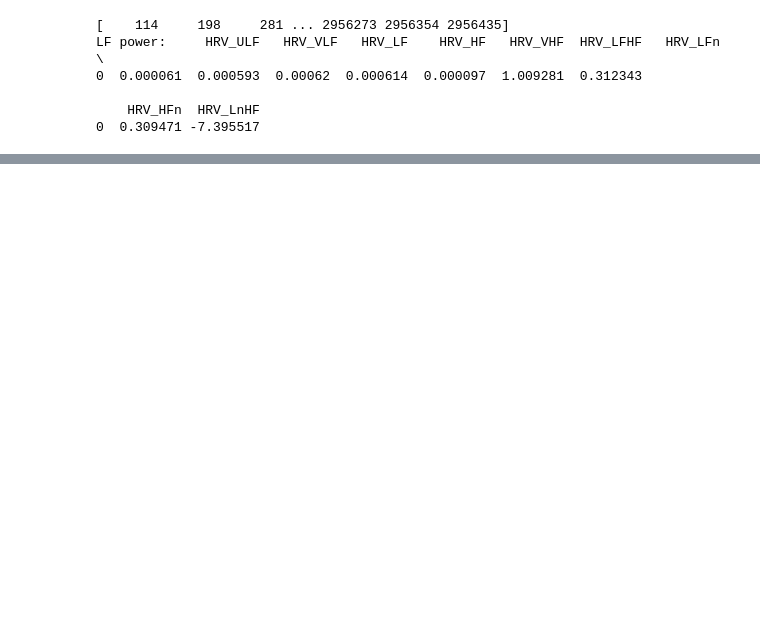
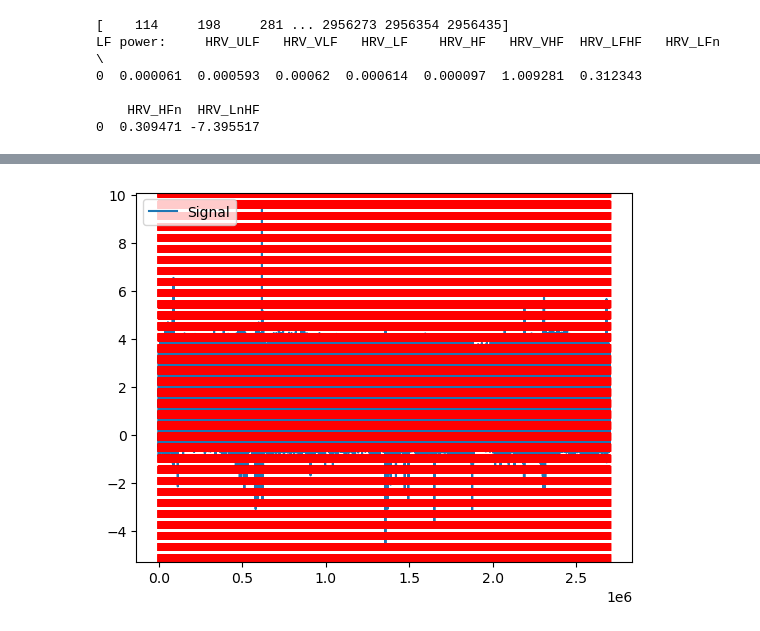
Before and after one commit to ma15118/Year3Project, a Jupyter notebook: Freq_analysis.ipynb, the cells around one changed output, grey strips where cells are left out. Cells and saved outputs as stored; diff of their text form; code cells hidden in the pictures; blank space fills up the shorter version.

```diff
--- a/Freq_analysis.ipynb
+++ b/Freq_analysis.ipynb
@@ -107,0 +239,91 @@ plot_psd(nn_intervals_list, method="welch")
+# %%
+import neurokit2 as nk
+import matplotlib.pyplot as plt
+import numpy as np
+import pandas as pd
+
+df = pd.read_csv("a07.csv", usecols=["ECG"])
+ecg = np.concatenate(pd.DataFrame(df).to_numpy())
+#ecg = ecg[:1000]
+#cleaned = nk.ecg_clean(ecg, sampling_rate=100)
+
+rpeaks, info = nk.ecg_peaks(ecg, sampling_rate=100)
+
+  # neurokit (default)
+#cleaned = nk.ecg_clean(ecg, method="neurokit")
+#_, neurokit = nk.ecg_peaks(cleaned, method="neurokit")
+
+      # pantompkins1985
+#cleaned = nk.ecg_clean(ecg, method="pantompkins1985")
+#_, pantompkins1985 = nk.ecg_peaks(cleaned, method="pantompkins1985")
+
+      # nabian2018
+#_, nabian2018 = nk.ecg_peaks(ecg, method="nabian2018")
+
+      # hamilton2002
+#cleaned = nk.ecg_clean(ecg, method="hamilton2002")
+#_, hamilton2002 = nk.ecg_peaks(cleaned, method="hamilton2002")
+
+      # martinez2004
+#_, martinez2004 = nk.ecg_peaks(ecg, method="martinez2004")
+
+      # zong2003
+#_, zong2003 = nk.ecg_peaks(ecg, method="zong2003")
+
+      # christov2004
+#_, christov2004 = nk.ecg_peaks(cleaned, method="christov2004")
+
+      # gamboa2008
+#cleaned = nk.ecg_clean(ecg, method="gamboa2008")
+#_, gamboa2008 = nk.ecg_peaks(cleaned, method="gamboa2008")
+
+      # elgendi2010
+#cleaned = nk.ecg_clean(ecg, method="elgendi2010")
+#_, elgendi2010 = nk.ecg_peaks(cleaned, method="elgendi2010")
+
+      # engzeemod2012
+#cleaned = nk.ecg_clean(ecg, method="engzeemod2012")
+#_, engzeemod2012 = nk.ecg_peaks(cleaned, method="engzeemod2012")
+
+      # kalidas2017
+#cleaned = nk.ecg_clean(ecg, method="kalidas2017")
+#_, kalidas2017 = nk.ecg_peaks(cleaned, method="kalidas2017")
+
+      # rodrigues2021
+#_,rodrigues2021 = nk.ecg_peaks(cleaned, method="rodrigues2021")
+
+      # koka2022
+#_, koka2022 = nk.ecg_peaks(ecg, method="koka2022")
+
+      # Collect all R-peak lists by iterating through the result dicts
+#rpeaks = [
+#    i["ECG_R_Peaks"]
+#    for i in [
+#              neurokit,
+#              pantompkins1985,
+#              nabian2018,
+#              hamilton2002,
+#              martinez2004,
+#              christov2004,
+#              gamboa2008,
+#              elgendi2010,
+#              engzeemod2012,
+#              kalidas2017,
+#              rodrigues2021,
+#              koka2022
+#          ]
+#      ]
+#rpeaks=pantompkins1985["ECG_R_Peaks"]
+#nk.events_plot(rpeaks, ecg)
+nk.events_plot(info["ECG_R_Peaks"], ecg)
+# Get the events indices for R-peaks
+#events = nk.events_find(rpeaks, signal=cleaned)
+# Plot the ECG signal with the R-peaks marked
+#nk.events_plot(events, cleaned)
+#plt.show()
+# FFT method (based on numpy)
+# Convert R-peaks to signal
+print(info)
+
+psd_fft = nk.signal_psd(info["ECG_R_Peaks"], sampling_rate=100, method="welch", show=True)
+# %% [output]
@@ -107,0 +331 @@ plot_psd(nn_intervals_list, method="welch")
+[figure, added]
```
Also changed, not shown: parts of 31 cells of this notebook.
